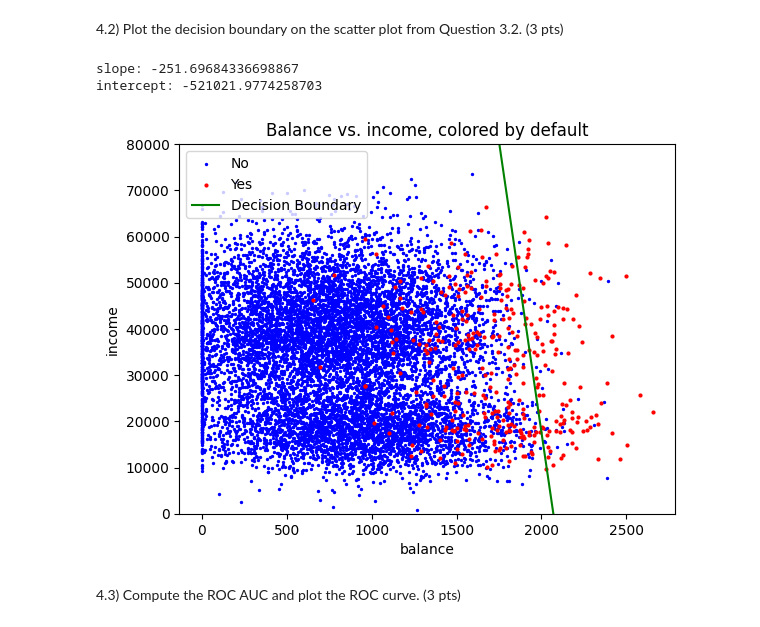
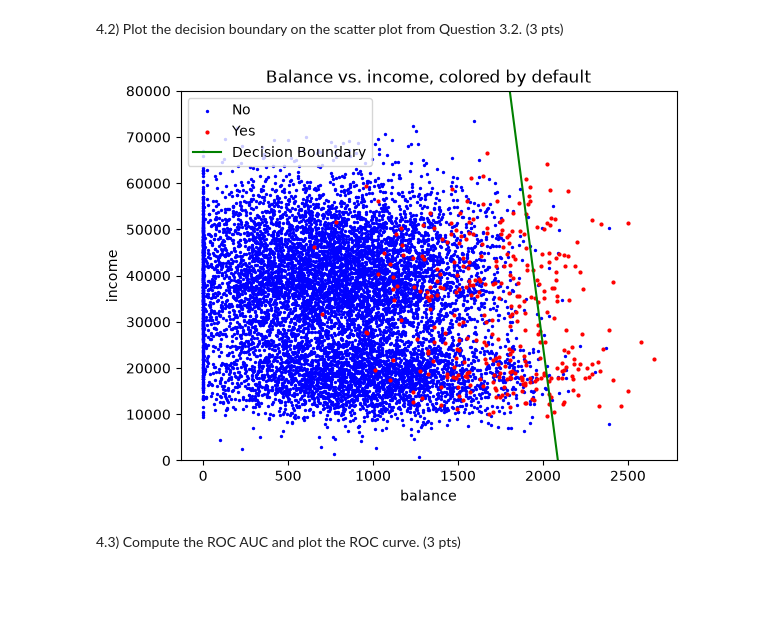
Before and after one commit to bl25845/DATA602_FardinaAlam, a Jupyter notebook: HW4/DATA_602_Homework_4_Part2_Classification.ipynb, the cells around one changed output. Drawn from its saved outputs; the diff is of its cells as text; code cells hidden in the pictures; blank space fills up the shorter version.

```diff
--- a/HW4/DATA_602_Homework_4_Part2_Classification.ipynb
+++ b/HW4/DATA_602_Homework_4_Part2_Classification.ipynb
@@ -127,36 +131,33 @@ array([0, 0, 0, 0, 0, 0, 0, 0, 0, 0, 0, 0, 0, 0, 0, 0, 0, 0, 0, 0, 0, 0,
 # %%
 # Plot the decision boundary as a line
 
 # Calculate the slope and intercept of the boundary
 # YOUR CODE
 b = log_reg.intercept_[0]
 w1, w2 = log_reg.coef_[0]
 
 slope = -w1 / w2
 intercept = b / w2
-print(f"slope: {slope} \nintercept: {intercept}")
 
 # DO NOT MODIFY THE CODE BELOW
 x_points = np.linspace(1500, 2600, 2000)
 y_points = slope*x_points - intercept
 
 # Create a scatter plot of (balance, income): red if default is Yes, blue if No
 # YOUR CODE
 plt.scatter(data_no['balance'], data_no['income'], color='blue', label='No', s=2)
 plt.scatter(data_yes['balance'], data_yes['income'], color='red', label='Yes', s=4)
 
 plt.plot(x_points, y_points, color='green', label='Decision Boundary')
 
 plt.ylim(0, 80000)
 plt.xlabel('balance')
 plt.ylabel('income')
 plt.title('Balance vs. income, colored by default')
-plt.legend()
+plt.legend(loc='upper left')
 plt.show()
 # %% [output]
-slope: -251.69684336698867
-intercept: -521021.9774258703
-[figure, old version]
+[figure, new version]
 # %% [markdown]
 4.3) Compute the ROC AUC and plot the ROC curve. (3 pts)
 # %%
```
Also changed, not shown: parts of 11 cells of this notebook.
